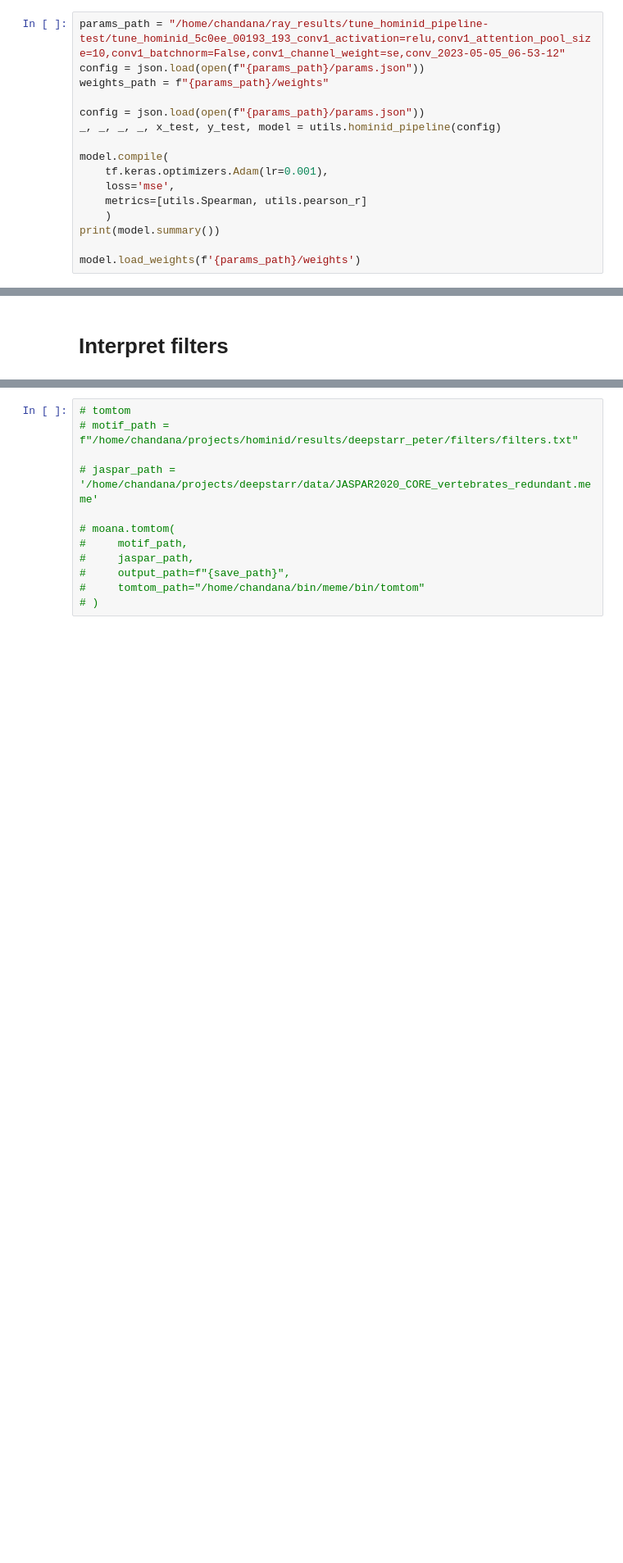
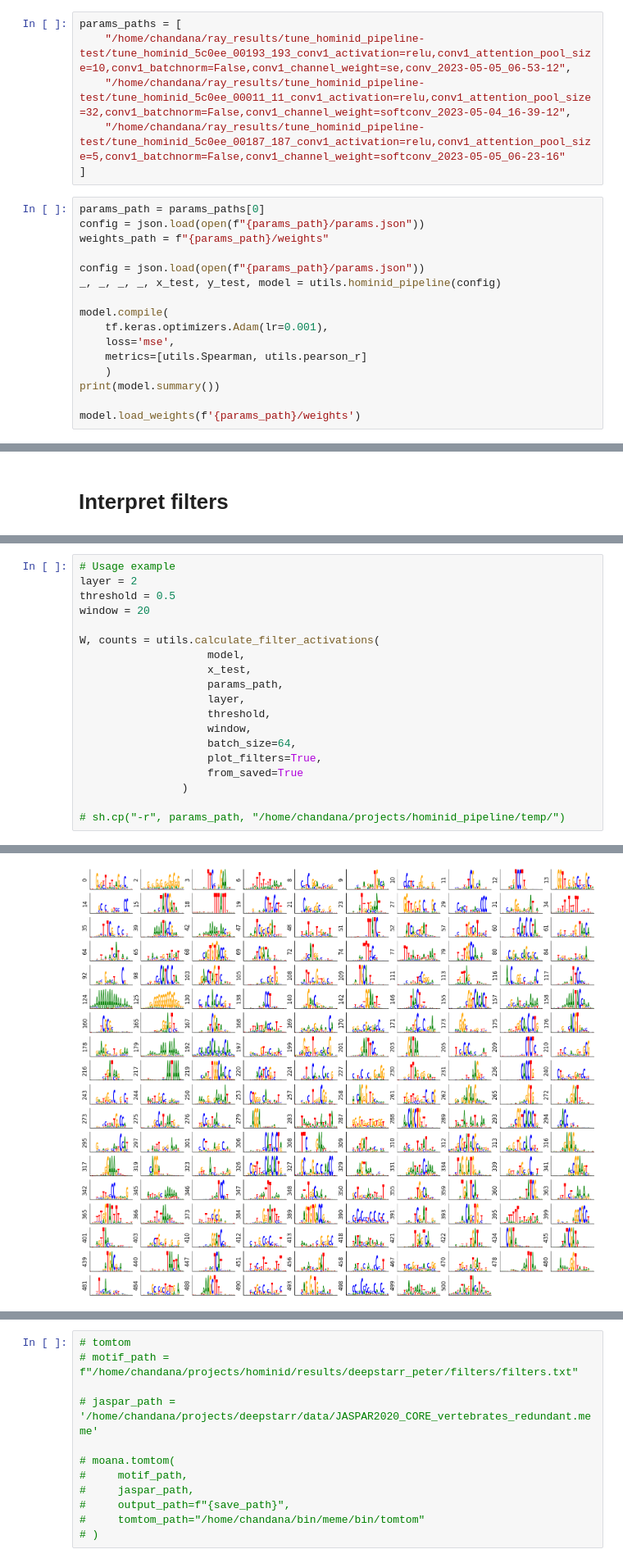
Before and after one commit to crajesh6/hominid_pipeline, a Jupyter notebook: interpret_hominid.ipynb, the cells around one changed output, grey strips where cells are left out. Shown at 82% size. Cells and saved outputs as stored; diff of their text form; blank space fills up the shorter version.

```diff
--- a/interpret_hominid.ipynb
+++ b/interpret_hominid.ipynb
@@ -37,8 +39,14 @@ importlib.reload(utils)
 <module 'utils' from '/home/chandana/projects/hominid_pipeline/utils.py'>
 # %% [markdown]
 # Load model
+# %%
+params_paths = [
+    "/home/chandana/ray_results/tune_hominid_pipeline-test/tune_hominid_5c0ee_00193_193_conv1_activation=relu,conv1_attention_pool_size=10,conv1_batchnorm=False,conv1_channel_weight=se,conv_2023-05-05_06-53-12",
+    "/home/chandana/ray_results/tune_hominid_pipeline-test/tune_hominid_5c0ee_00011_11_conv1_activation=relu,conv1_attention_pool_size=32,conv1_batchnorm=False,conv1_channel_weight=softconv_2023-05-04_16-39-12",
+    "/home/chandana/ray_results/tune_hominid_pipeline-test/tune_hominid_5c0ee_00187_187_conv1_activation=relu,conv1_attention_pool_size=5,conv1_batchnorm=False,conv1_channel_weight=softconv_2023-05-05_06-23-16"
+]
 # %%
-params_path = "/home/chandana/ray_results/tune_hominid_pipeline-test/tune_hominid_5c0ee_00193_193_conv1_activation=relu,conv1_attention_pool_size=10,conv1_batchnorm=False,conv1_channel_weight=se,conv_2023-05-05_06-53-12"
+params_path = params_paths[0]
 config = json.load(open(f"{params_path}/params.json"))
 weights_path = f"{params_path}/weights"
 
@@ -215,0 +105,20 @@ Calculating filter PPM based on activation-based alignments
+# %%
+# Usage example
+layer = 2
+threshold = 0.5
+window = 20
+
+W, counts = utils.calculate_filter_activations(
+                    model,
+                    x_test,
+                    params_path,
+                    layer,
+                    threshold,
+                    window,
+                    batch_size=64,
+                    plot_filters=True,
+                    from_saved=True
+                )
+
+# sh.cp("-r", params_path, "/home/chandana/projects/hominid_pipeline/temp/")
+# %% [output]
@@ -215,0 +127 @@ Calculating filter PPM based on activation-based alignments
+[figure, added]
```
Also changed, not shown: parts of 12 cells of this notebook, 2 other files.
